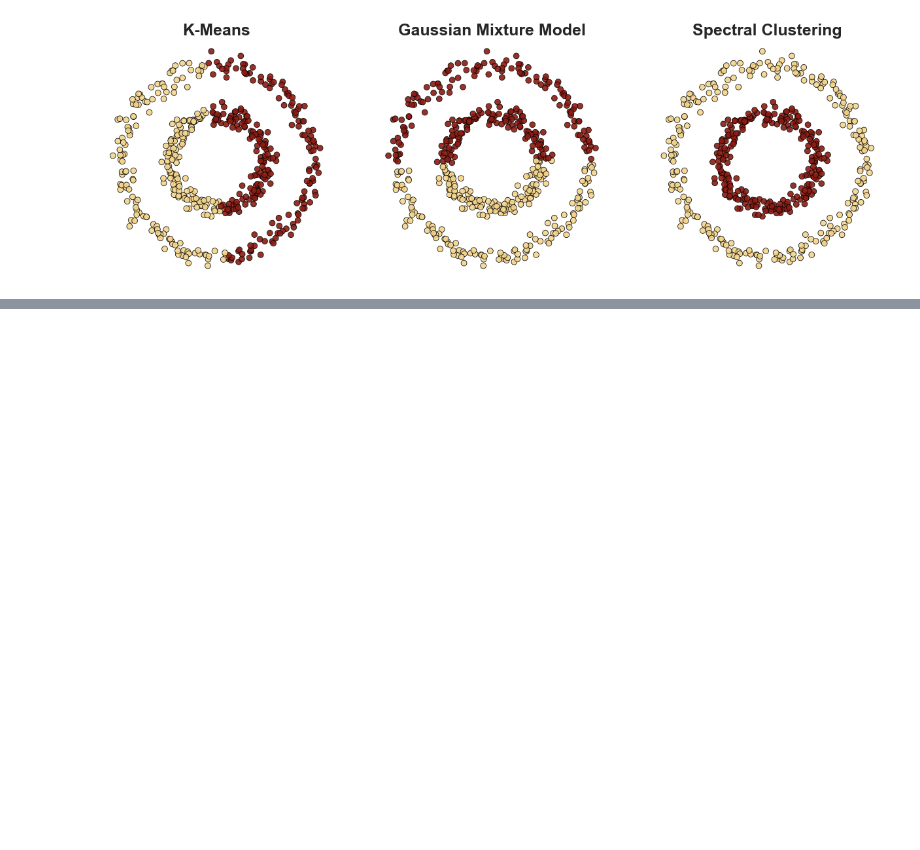
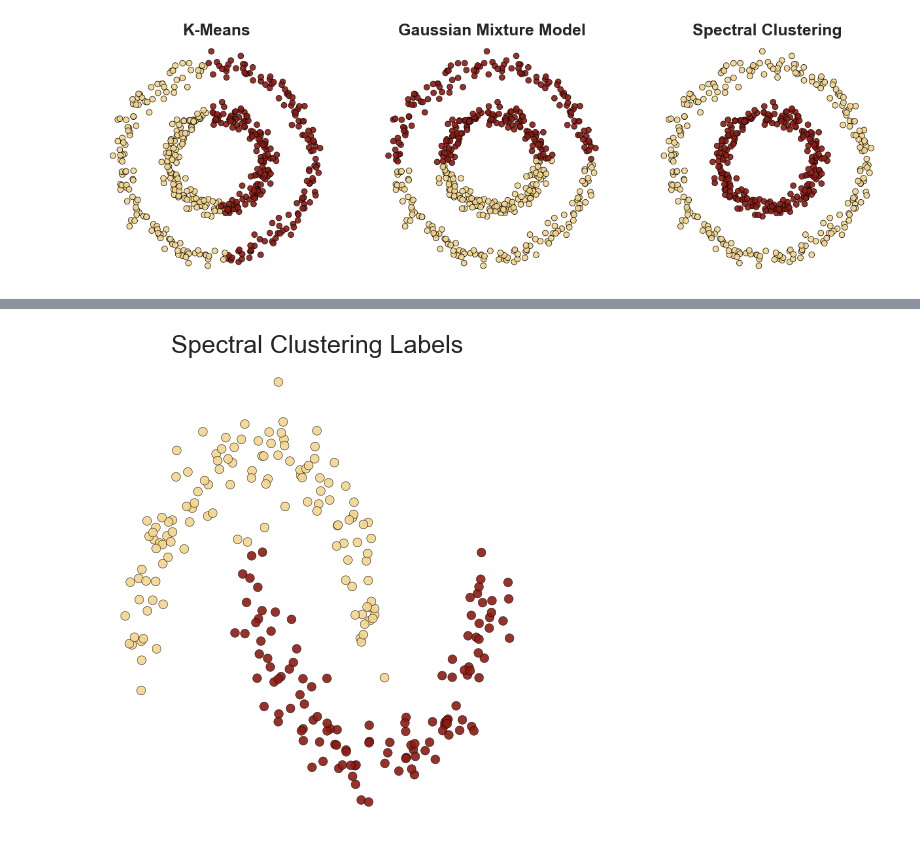
Before and after one commit to vladimirminaev/spectral_clustering, a Jupyter notebook: Notebooks/Vladimir/presentation.ipynb, the cells around one changed output, grey strips where cells are left out. Cells and saved outputs as stored; diff of their text form; code cells hidden in the pictures; blank space fills up the shorter version.

```diff
--- a/Notebooks/Vladimir/presentation.ipynb
+++ b/Notebooks/Vladimir/presentation.ipynb
@@ -276,0 +150,26 @@ plt.show()
+# %%
+plt.figure(figsize=(12, 6))
+plt.subplot(1, 2, 1)
+
+unique_labels = np.unique(spectral_clustering.labels)
+cluster_cmap = ListedColormap(PRESENTATION_COLORS[: len(unique_labels)])
+
+plt.scatter(
+    X[:, 0],
+    X[:, 1],
+    c=spectral_clustering.labels,
+    cmap=cluster_cmap,
+    s=40,
+    edgecolor="black",
+    linewidths=0.3,
+    alpha=0.9,
+    vmin=unique_labels.min(),
+    vmax=unique_labels.max(),
+)
+plt.title("Spectral Clustering Labels")
+plt.xticks([])
+plt.yticks([])
+for spine in plt.gca().spines.values():
+    spine.set_visible(False)
+# %% [output]
+[figure, added]
```
Also changed, not shown: parts of 21 cells of this notebook, 3 other files.
